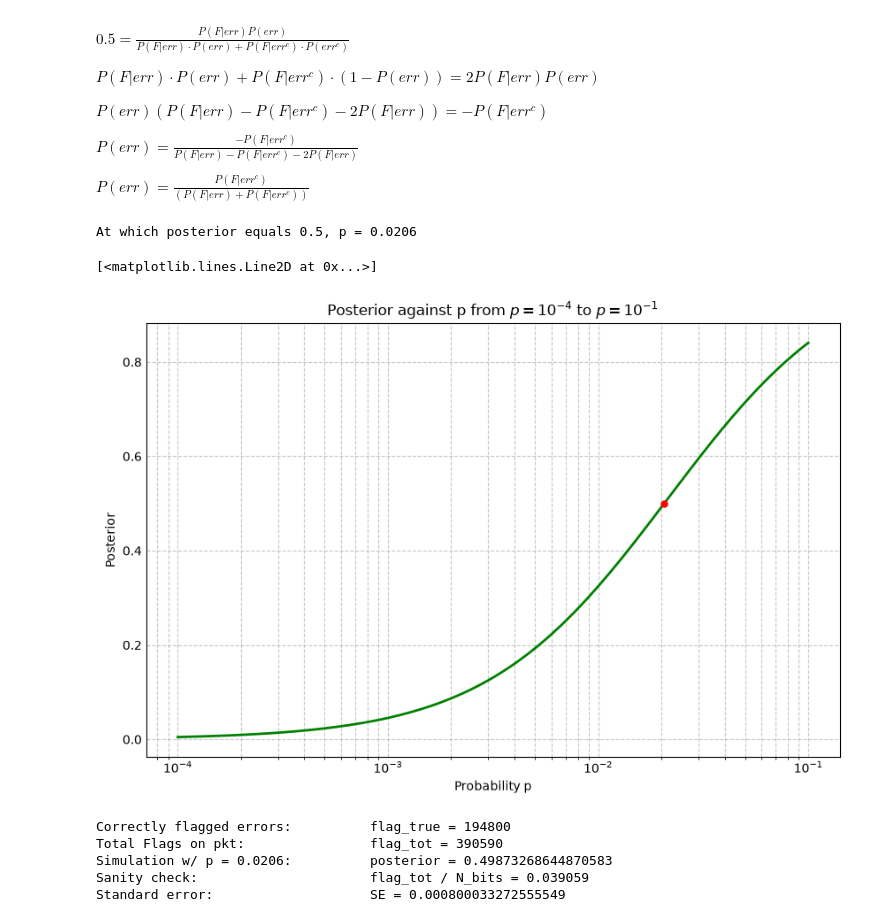
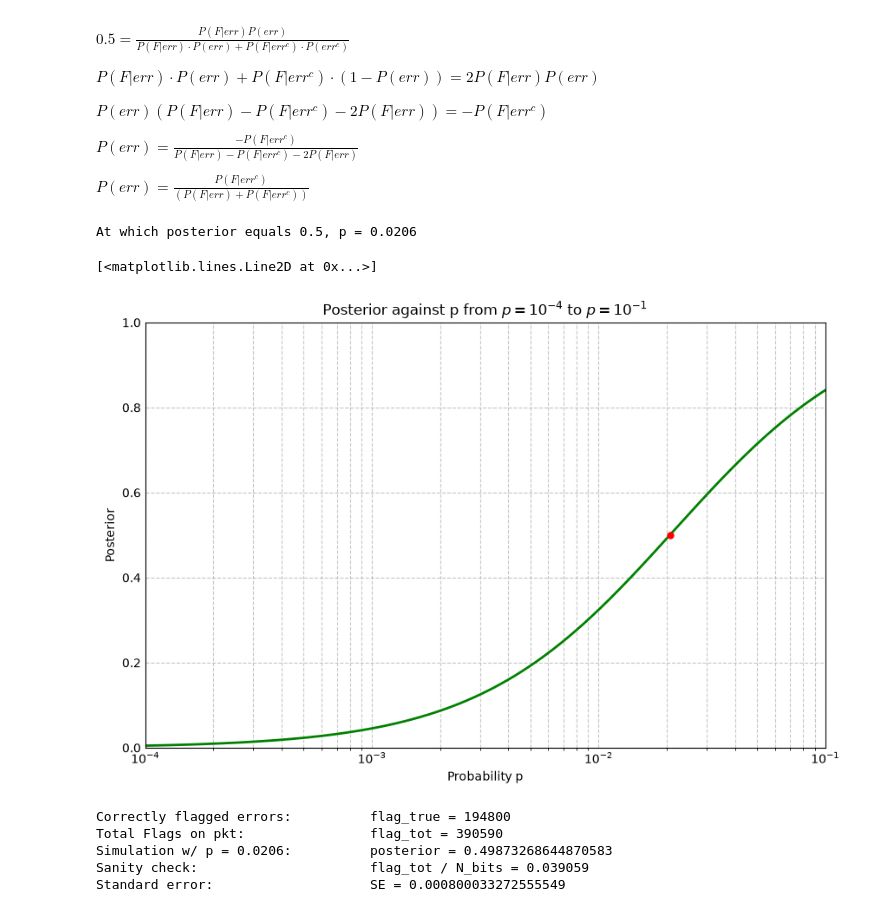
Before and after one commit to mariec-j/ECE3715-Stats-Repo, a Jupyter notebook: Mini-Project-1/mp1.ipynb, the cells around one changed output. Cells and saved outputs as stored; diff of their text form; code cells hidden in the pictures.

```diff
--- a/Mini-Project-1/mp1.ipynb
+++ b/Mini-Project-1/mp1.ipynb
@@ -289,21 +295,23 @@ $P(err) = \frac{P(F|err^c)}{(P(F|err) + P(F|err^c))}$
 # %%
 # Report it to three significant figures and mark it on the plot.
 
 x_pdot5 = prob_F_errc / (prob_F_errc + prob_F_err)
 print (f"At which posterior equals 0.5, p = {x_pdot5:.3g}")
 
 plt.figure(figsize = (8, 5))
 plt.plot(x, y, label = (r'Posterior against p'), color = 'green', linewidth = 2)
 plt.xscale('log')
 plt.grid(True, which = 'both', linestyle = '--', alpha = 0.7)
+plt.xlim(1e-4,1e-1)
+plt.ylim(0, 1)
 plt.title(r'Posterior against p from $p=10^{-4}$ to $p=10^{-1}$')
 plt.xlabel('Probability p')
 plt.ylabel('Posterior')
 plt.plot(x_pdot5, 0.5, 'o', color = 'red', markersize = 5)
 # %% [output]
 At which posterior equals 0.5, p = 0.0206
 [<matplotlib.lines.Line2D at 0x...>]
-[figure, old version]
+[figure, new version]
 # %%
 # Question 5: Verify that value by Monte Carlo
 
```
Also changed, not shown: parts of 4 cells of this notebook.
